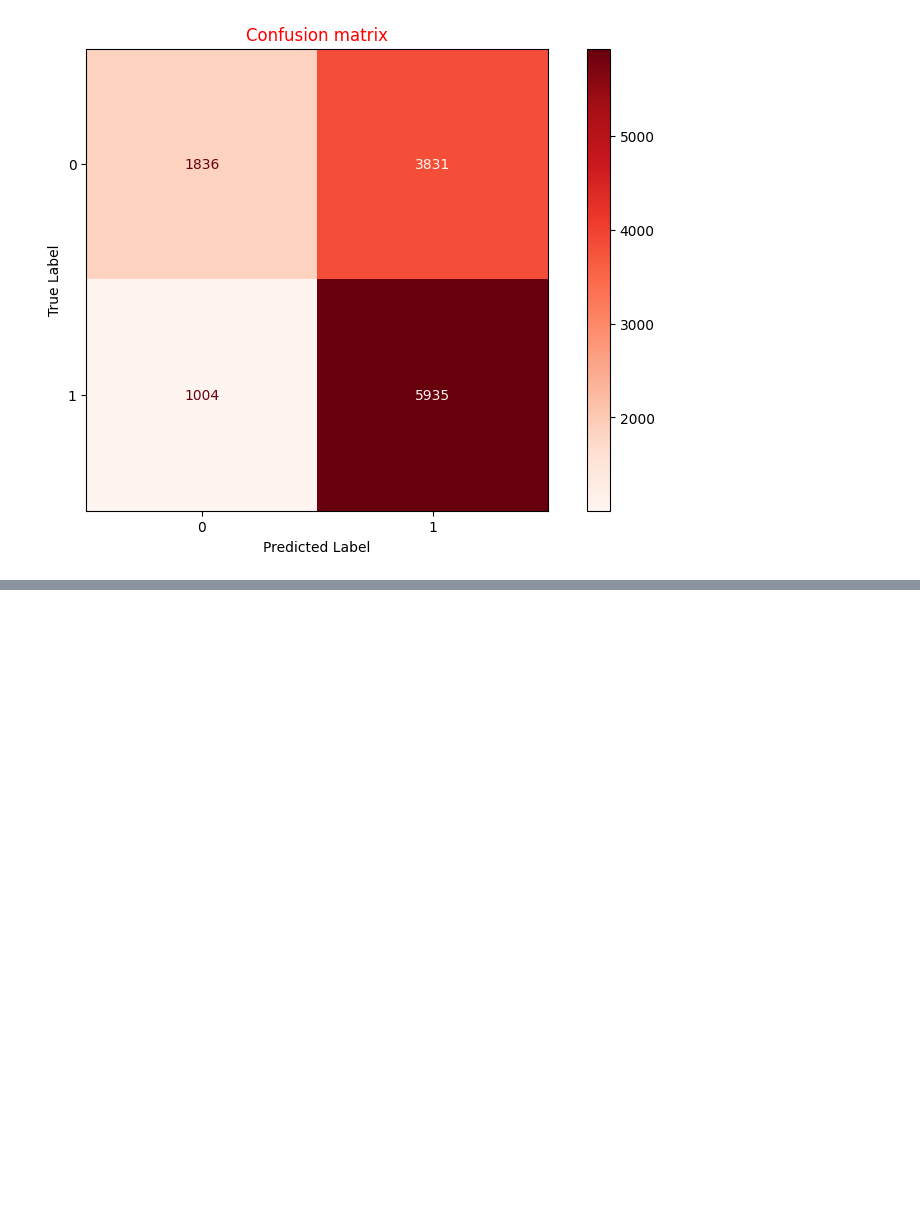
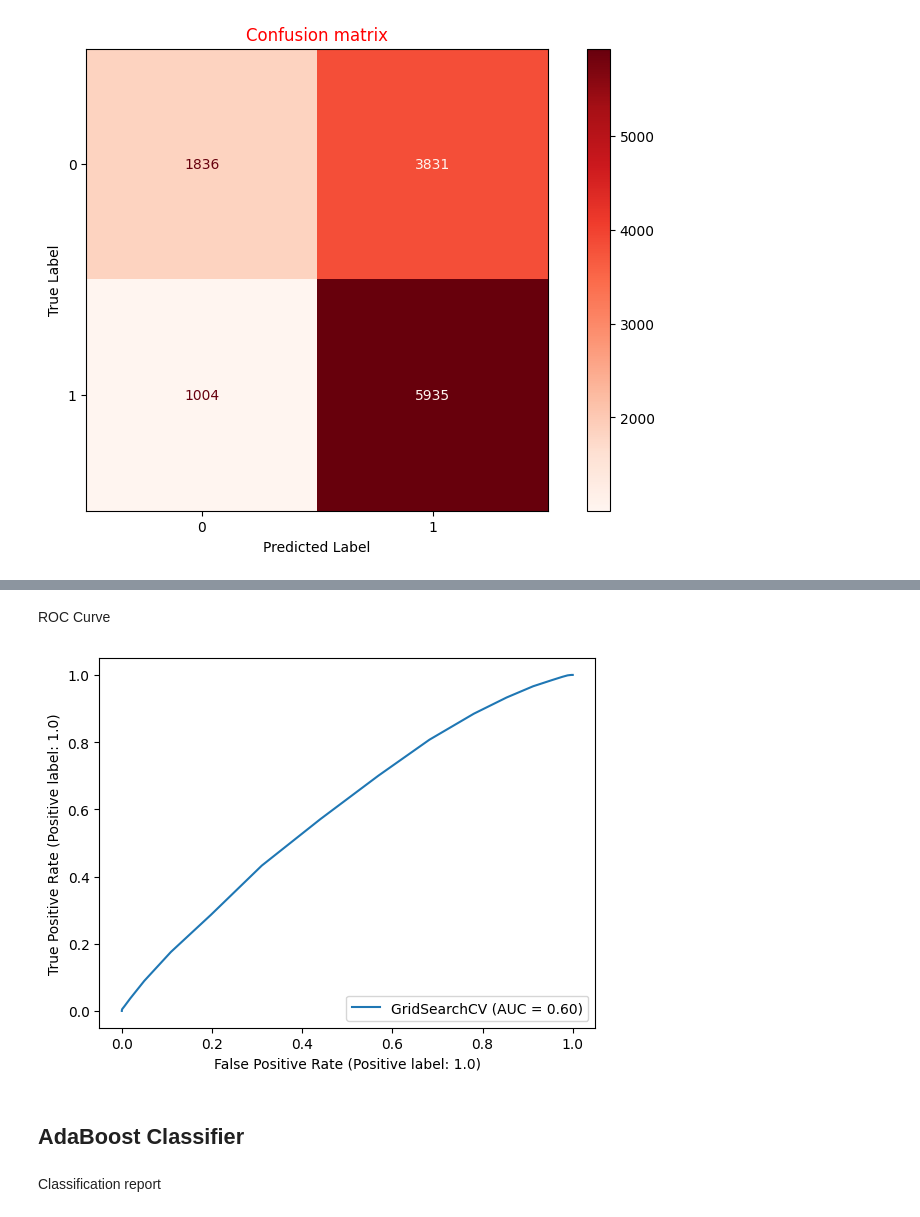
Before and after one commit to rejsafranko/Predicting-NBA-Shots, a Jupyter notebook: notebooks/model_performance_analysis.ipynb, the cells around one changed output, grey strips where cells are left out. Drawn from its saved outputs; the diff is of its cells as text; code cells hidden in the pictures; blank space fills up the shorter version.

```diff
--- a/notebooks/model_performance_analysis.ipynb
+++ b/notebooks/model_performance_analysis.ipynb
@@ -525,0 +565,8 @@ plt.gcf().set_size_inches(10,6)
+# %% [markdown]
+ROC Curve
+# %%
+RocCurveDisplay.from_estimator(model, test_data["features"], test_data["labels"]);
+# %% [output]
+[figure, added]
+# %% [markdown]
+## AdaBoost Classifier
@@ -525,0 +578,2 @@ plt.gcf().set_size_inches(10,6)
+# %% [markdown]
+Classification report
```
Also changed, not shown: parts of 28 cells of this notebook, 6 other files.
